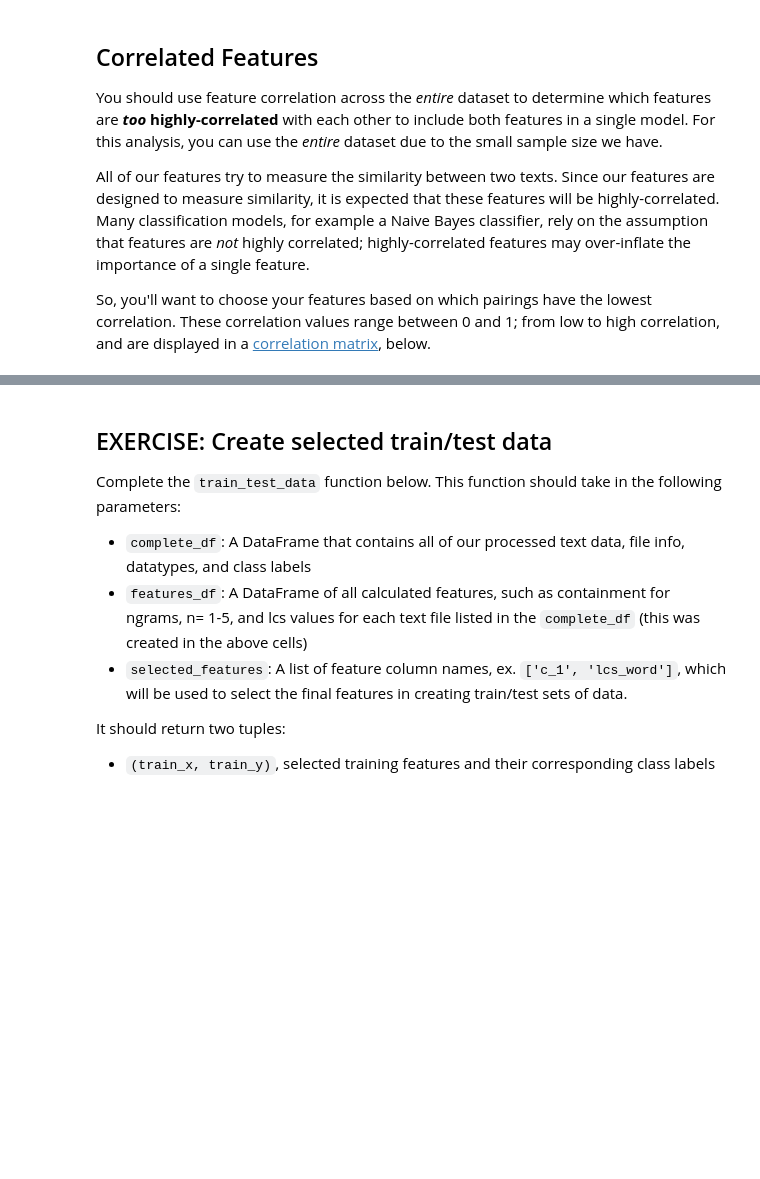
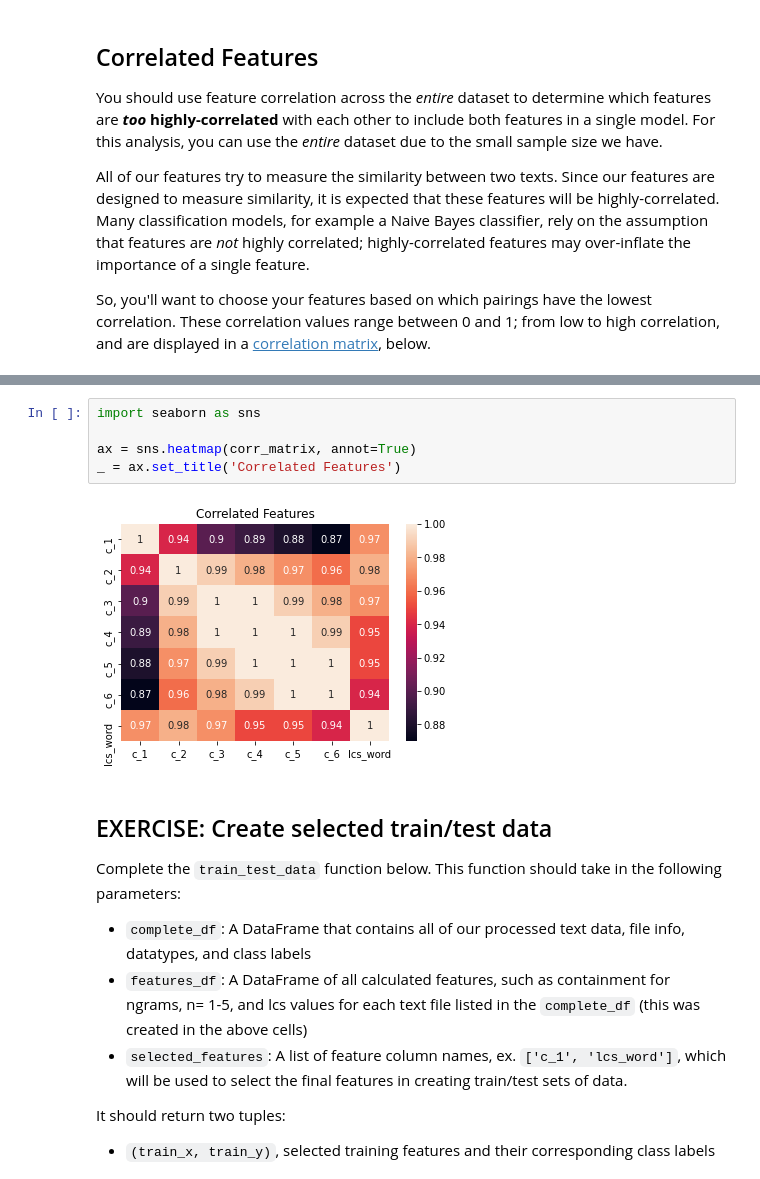
Before and after one commit to marcusholmgren/plagiarism_detection, a Jupyter notebook: 2_Plagiarism_Feature_Engineering.ipynb, the cells around one changed output, grey strips where cells are left out. Cells and saved outputs as stored; diff of their text form; blank space fills up the shorter version.

```diff
--- a/2_Plagiarism_Feature_Engineering.ipynb
+++ b/2_Plagiarism_Feature_Engineering.ipynb
@@ -741,3 +782,10 @@ display(corr_matrix)
+# %%
+import seaborn as sns
+
+ax = sns.heatmap(corr_matrix, annot=True)
+_ = ax.set_title('Correlated Features')
+# %% [output]
+[figure, added]
 # %% [markdown]
 ## EXERCISE: Create selected train/test data
 
```
Also changed, not shown: parts of 10 cells of this notebook.
